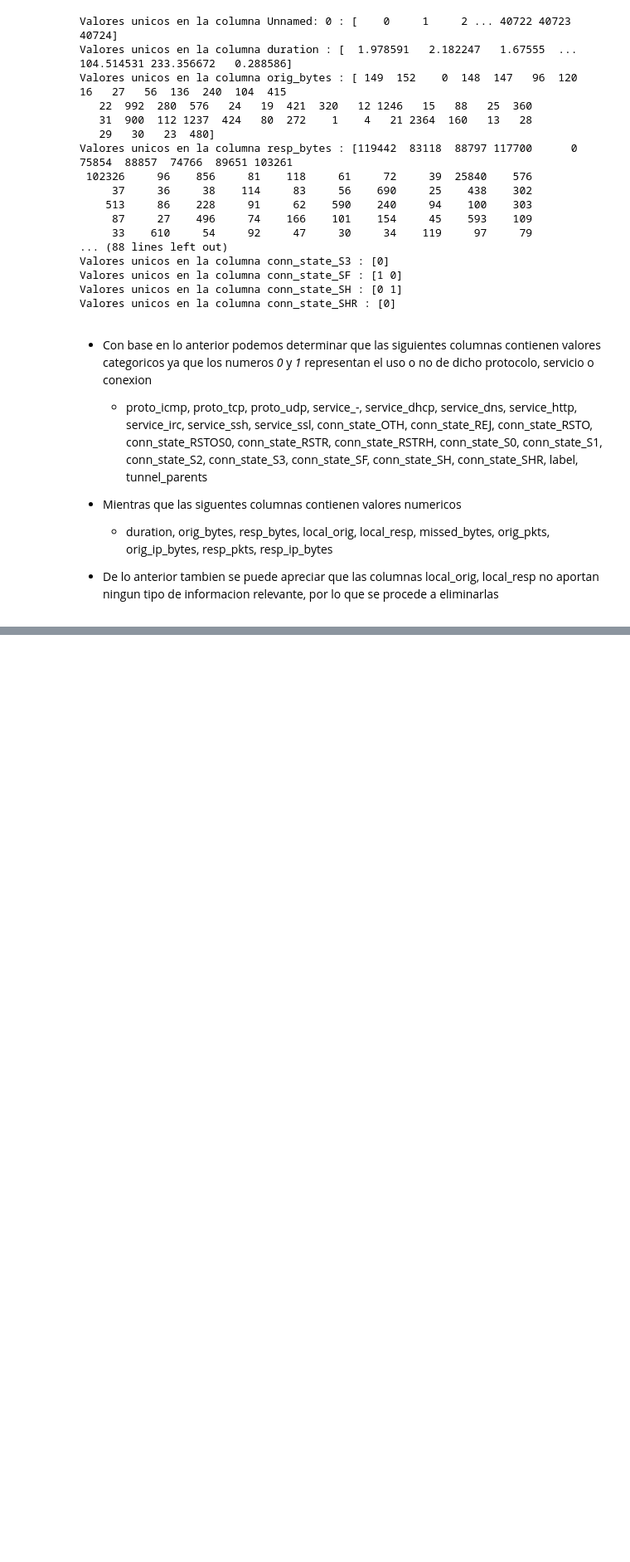
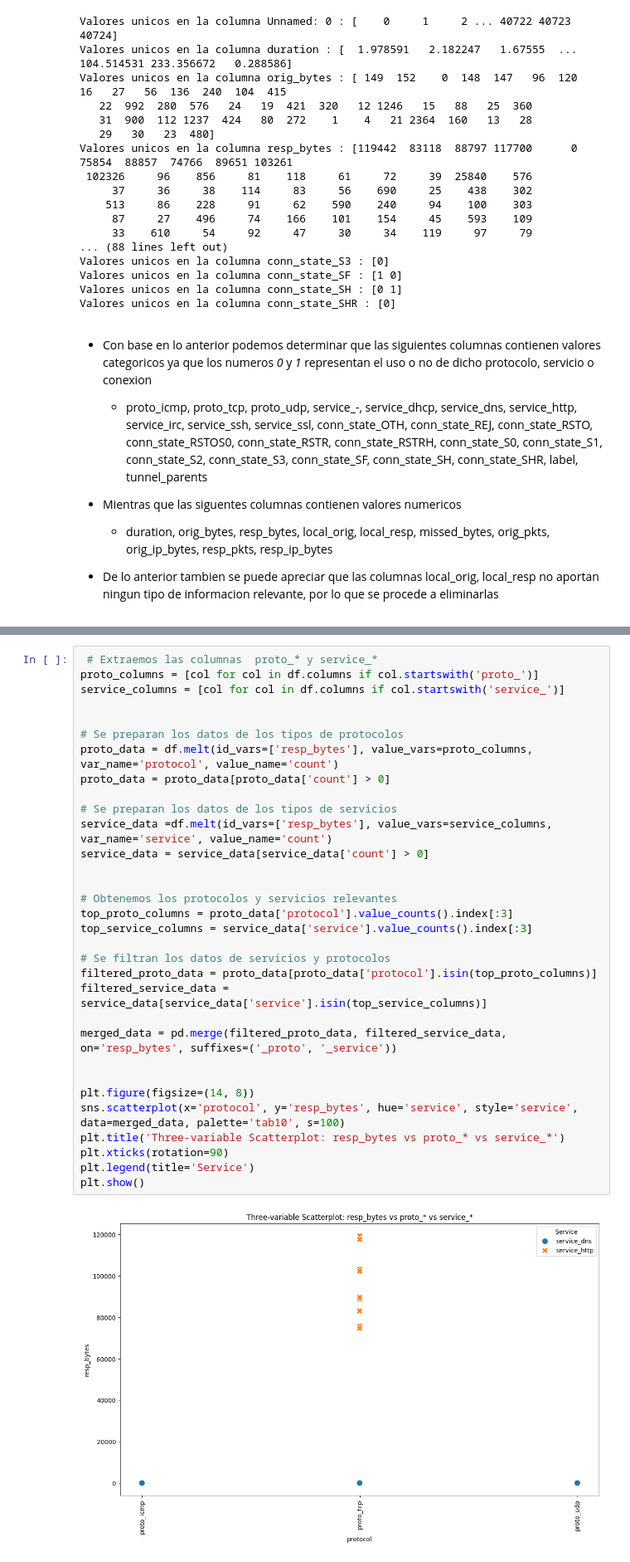
Before and after one commit to kevjavort11/DS_PrimeraEntrega, a Jupyter notebook: ProyectoDS_ParteI_Ortega.ipynb, the cells around one changed output, grey strips where cells are left out. Shown at 83% size. Saved outputs shown, nothing was run; the diff lists cells and outputs as text; blank space fills up the shorter version.

```diff
--- a/ProyectoDS_ParteI_Ortega.ipynb
+++ b/ProyectoDS_ParteI_Ortega.ipynb
@@ -297,0 +439,34 @@ Warning: Total number of columns (34) exceeds max_columns (20) limiting to first
+# %%
+ # Extraemos las columnas  proto_* y service_*
+proto_columns = [col for col in df.columns if col.startswith('proto_')]
+service_columns = [col for col in df.columns if col.startswith('service_')]
+
+
+# Se preparan los datos de los tipos de protocolos
+proto_data = df.melt(id_vars=['resp_bytes'], value_vars=proto_columns, var_name='protocol', value_name='count')
+proto_data = proto_data[proto_data['count'] > 0]
+
+# Se preparan los datos de los tipos de servicios
+service_data =df.melt(id_vars=['resp_bytes'], value_vars=service_columns, var_name='service', value_name='count')
+service_data = service_data[service_data['count'] > 0]
+
+
+# Obtenemos los protocolos y servicios relevantes
+top_proto_columns = proto_data['protocol'].value_counts().index[:3]
+top_service_columns = service_data['service'].value_counts().index[:3]
+
+# Se filtran los datos de servicios y protocolos
+filtered_proto_data = proto_data[proto_data['protocol'].isin(top_proto_columns)]
+filtered_service_data = service_data[service_data['service'].isin(top_service_columns)]
+
+merged_data = pd.merge(filtered_proto_data, filtered_service_data, on='resp_bytes', suffixes=('_proto', '_service'))
+
+
+plt.figure(figsize=(14, 8))
+sns.scatterplot(x='protocol', y='resp_bytes', hue='service', style='service', data=merged_data, palette='tab10', s=100)
+plt.title('Three-variable Scatterplot: resp_bytes vs proto_* vs service_*')
+plt.xticks(rotation=90)
+plt.legend(title='Service')
+plt.show()
+# %% [output]
+[figure, added]
```
Also changed, not shown: parts of 49 cells of this notebook.
